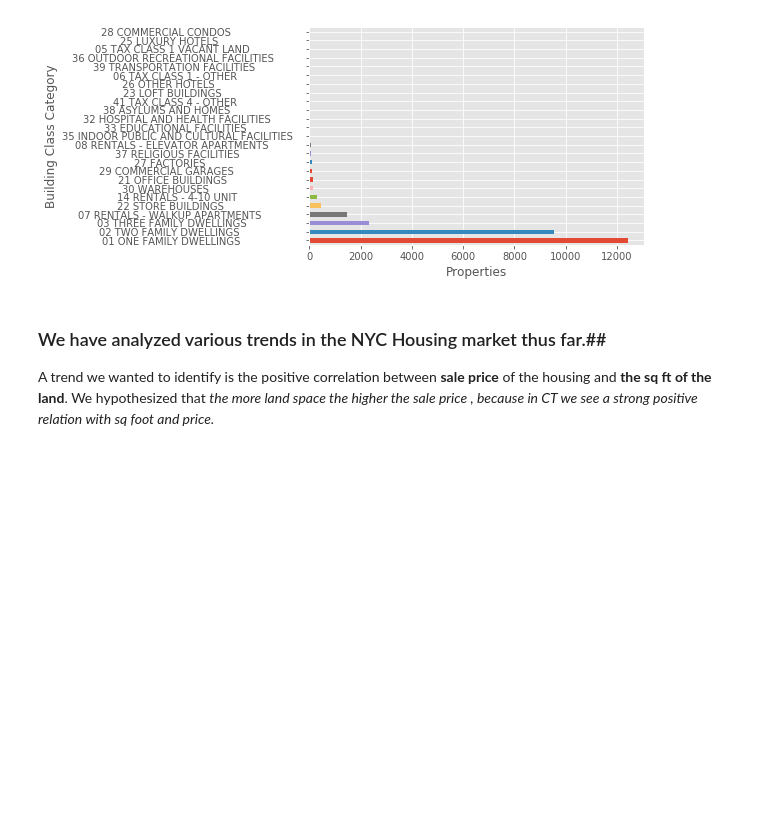
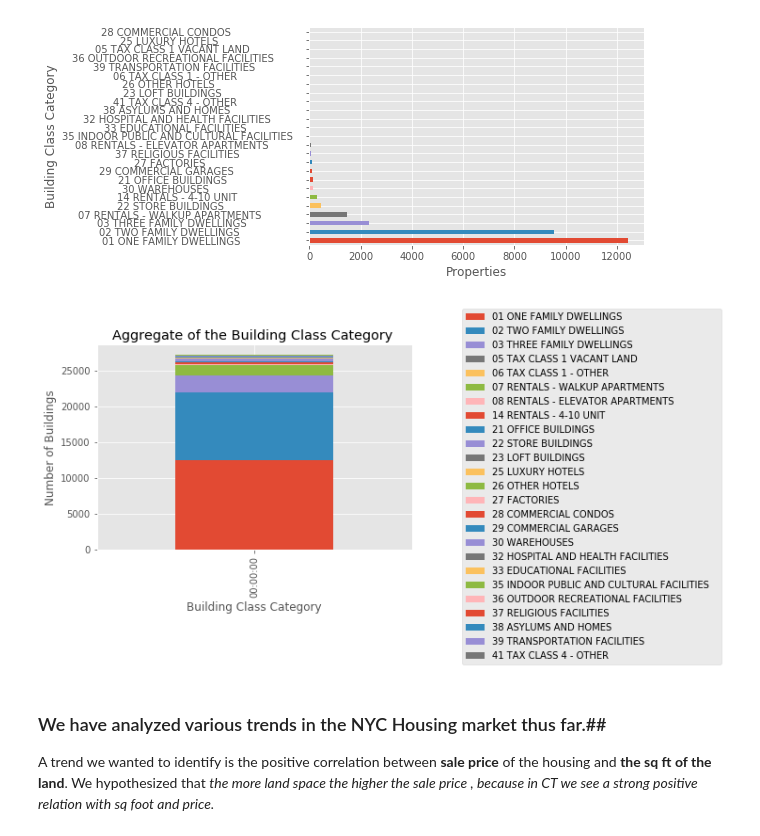
Before and after one commit to fairfield-university-ba505-fall2018/final-project-robotics-champs, a Jupyter notebook: Final_Project.ipynb, the cells around one changed output. Drawn from its saved outputs; the diff is of its cells as text; code cells hidden in the pictures; blank space fills up the shorter version.

```diff
--- a/Final_Project.ipynb
+++ b/Final_Project.ipynb
@@ -163,6 +169,16 @@ plt.xlabel('Properties')
 # %% [output]
 Text(0.5, 0, 'Properties')
 [figure]
+# %%
+#Aggregate Building Class Category
+df.groupby([df.index.time,'Building_Class_Category'])['Building_Class_Category'].size().unstack().plot(kind='bar',stacked=True, legend=True)
+plt.legend(loc='best', bbox_to_anchor=(1, .7, 1, 0.5))
+plt.xlabel('Building Class Category')
+plt.ylabel('Number of Buildings')
+plt.title('Aggregate of the Building Class Category ')
+plt.show()
+# %% [output]
+[figure, added]
 # %% [markdown]
 ### We have analyzed various trends in the NYC Housing market thus far.##
 A trend we wanted to identify is the
```
Also changed, not shown: parts of 11 cells of this notebook.
